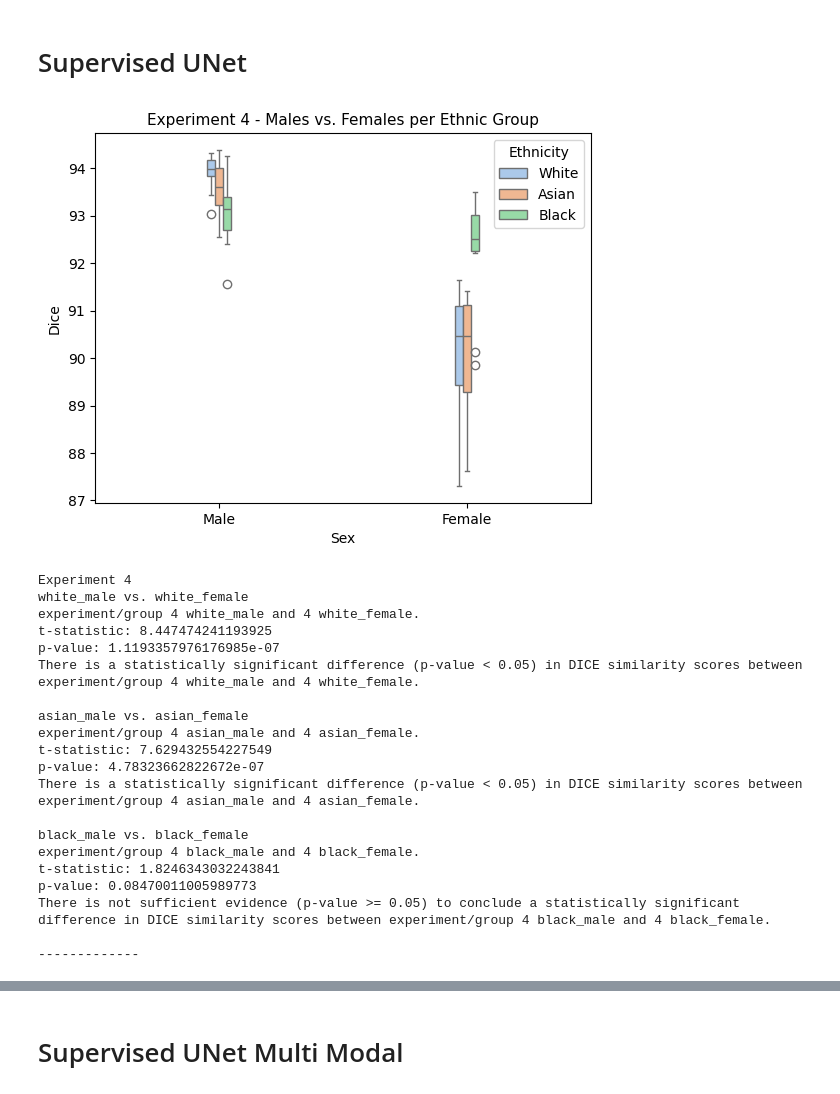
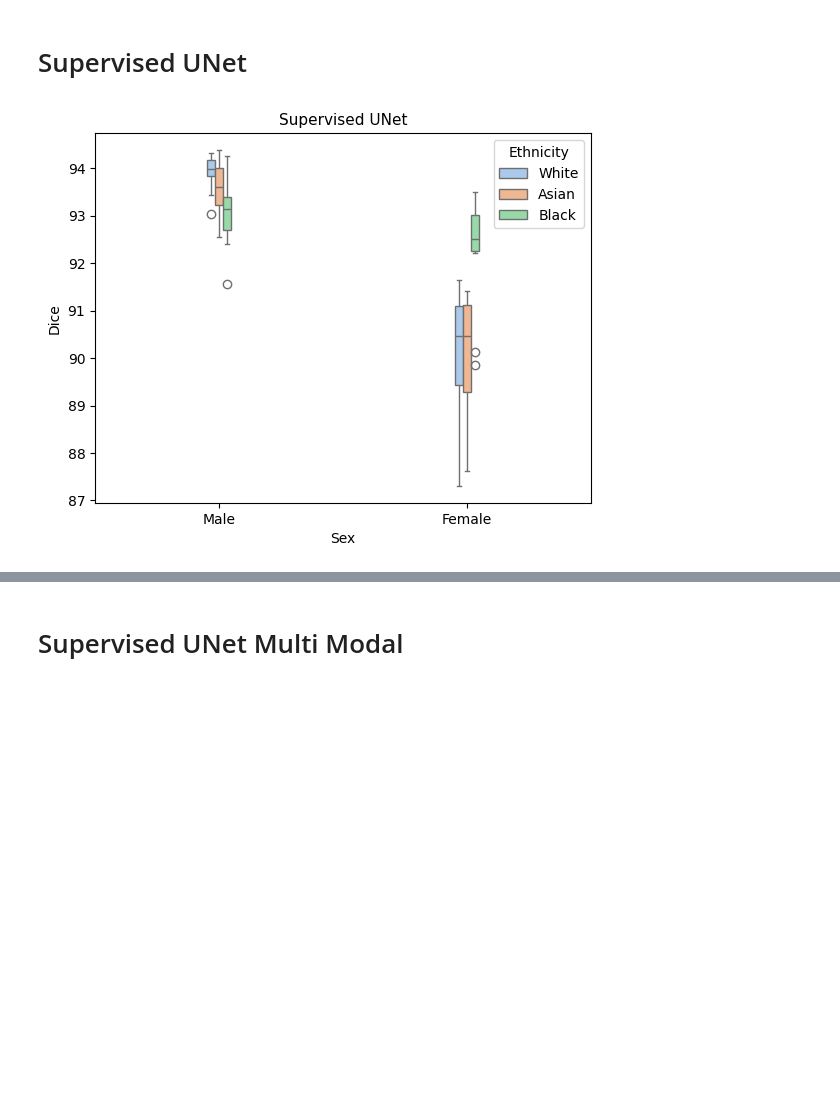
Before and after one commit to msskzx/UniMatch, a Jupyter notebook: more-scenarios/medical/tasks_analysis.ipynb, the cells around one changed output, grey strips where cells are left out. Saved outputs shown, nothing was run; the diff lists cells and outputs as text; code cells hidden in the pictures; blank space fills up the shorter version.

```diff
--- a/more-scenarios/medical/tasks_analysis.ipynb
+++ b/more-scenarios/medical/tasks_analysis.ipynb
@@ -28,27 +28,6 @@ for exp in [4]:
         nls_df = nls.get_all_results(test_ethn_merged_df, cfg)
         unet_ethn_df = pd.concat([unet_ethn_df, nls_df], ignore_index=True)
 # %%
-nls.plot_sex_dice_intersectional(unet_ethn_df, exp=4)
-nls.sub_ttest(unet_ethn_df, exp=4)
+nls.plot_sex_dice_intersectional(unet_ethn_df, exp=4, title='Supervised UNet')
 # %% [output]
-[figure, old version]
+[figure, new version]
-Experiment 4
-white_male vs. white_female
-experiment/group 4 white_male and 4 white_female.
-t-statistic: 8.447474241193925
-p-value: 1.1193357976176985e-07
-There is a statistically significant difference (p-value < 0.05) in DICE similarity scores between experiment/group 4 white_male and 4 white_female.
-
-asian_male vs. asian_female
-experiment/group 4 asian_male and 4 asian_female.
-t-statistic: 7.629432554227549
-p-value: 4.78323662822672e-07
-There is a statistically significant difference (p-value < 0.05) in DICE similarity scores between experiment/group 4 asian_male and 4 asian_female.
-
-black_male vs. black_female
-experiment/group 4 black_male and 4 black_female.
-t-statistic: 1.8246343032243841
-p-value: 0.08470011005989773
-There is not sufficient evidence (p-value >= 0.05) to conclude a statistically significant difference in DICE similarity scores between experiment/group 4 black_male and 4 black_female.
-
--------------
```
Also changed, not shown: parts of 17 cells of this notebook, 1 other file.
